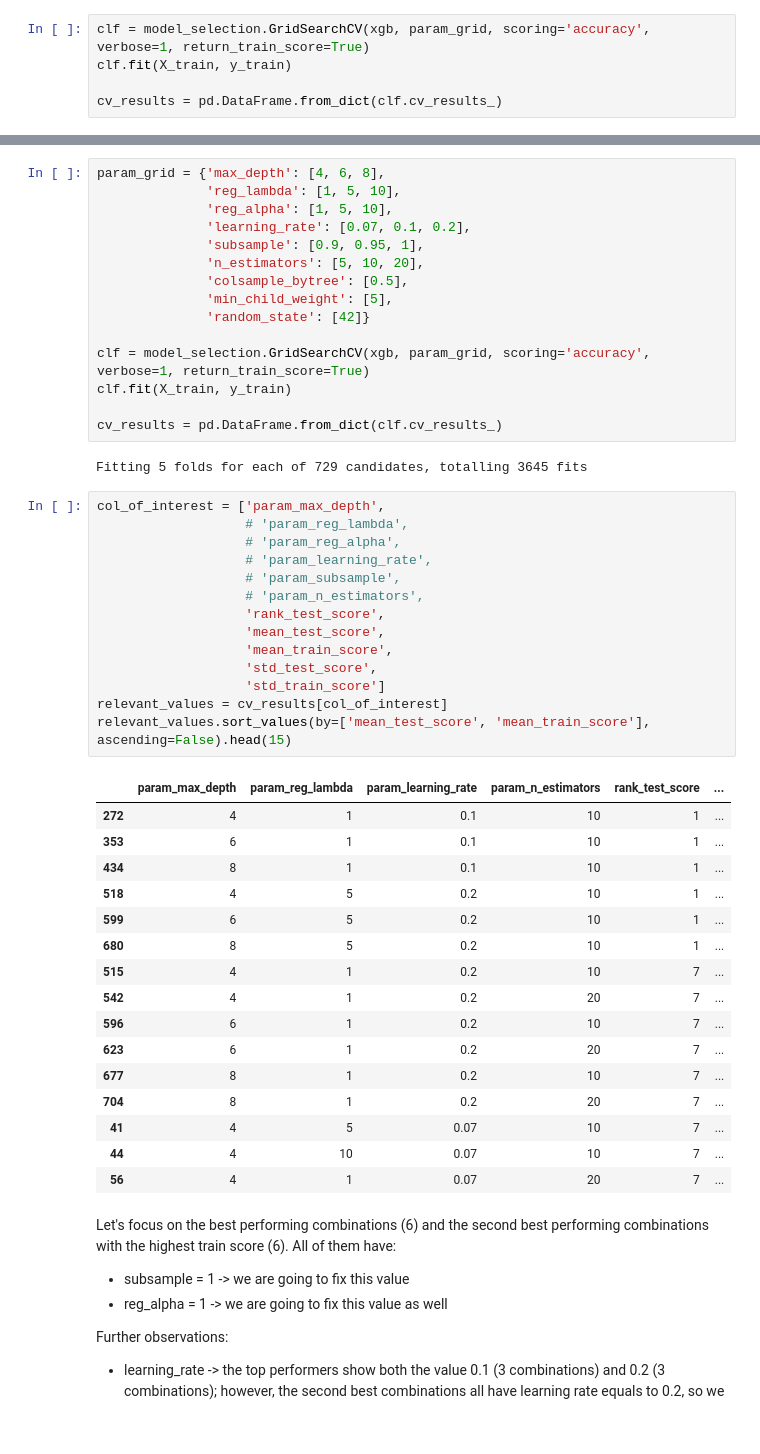
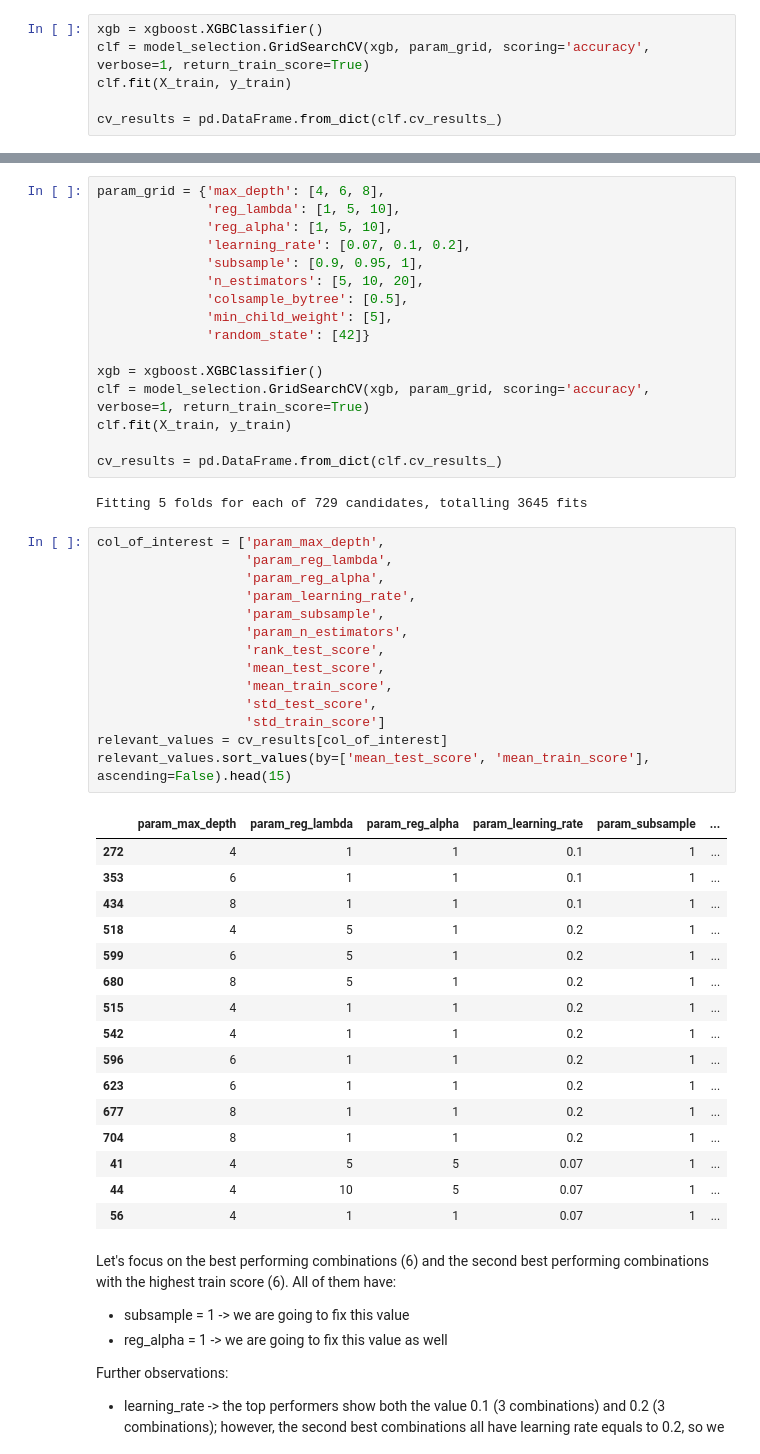
Before and after one commit to Ilvecho/Happy-Customers, a Jupyter notebook: Notebook_for_dev.ipynb, the cells around one changed output, grey strips where cells are left out. Cells and saved outputs as stored; diff of their text form.

```diff
--- a/Notebook_for_dev.ipynb
+++ b/Notebook_for_dev.ipynb
@@ -532,6 +532,7 @@ param_grid = {'max_depth': [4, 6, 8],               # default 6
               'learning_rate': [0.1, 0.2, 0.3],     # default 0.3
               'random_state': [42]}
 # %%
+xgb = xgboost.XGBClassifier()
 clf = model_selection.GridSearchCV(xgb, param_grid, scoring='accuracy', verbose=1, return_train_score=True)
 clf.fit(X_train, y_train)
 
@@ -580,6 +591,7 @@ param_grid = {'max_depth': [4, 6, 8],
               'min_child_weight': [5],
               'random_state': [42]}
 
+xgb = xgboost.XGBClassifier()
 clf = model_selection.GridSearchCV(xgb, param_grid, scoring='accuracy', verbose=1, return_train_score=True)
 clf.fit(X_train, y_train)
 
@@ -588,35 +600,35 @@ cv_results = pd.DataFrame.from_dict(clf.cv_results_)
 Fitting 5 folds for each of 729 candidates, totalling 3645 fits
 # %%
 col_of_interest = ['param_max_depth',
-                   # 'param_reg_lambda',
-                   # 'param_reg_alpha',
-                   # 'param_learning_rate',
-                   # 'param_subsample',
-                   # 'param_n_estimators',
+                   'param_reg_lambda',
+                   'param_reg_alpha',
+                   'param_learning_rate',
+                   'param_subsample',
+                   'param_n_estimators',
                    'rank_test_score',
                    'mean_test_score',
                    'mean_train_score',
                    'std_test_score',
                    'std_train_score']
 relevant_values = cv_results[col_of_interest]
 relevant_values.sort_values(by=['mean_test_score', 'mean_train_score'], ascending=False).head(15)
 # %% [output]
-|  | param_max_depth | param_reg_lambda | param_learning_rate | param_n_estimators | rank_test_score | ... |
-| 272 | 4 | 1 | 0.1 | 10 | 1 | ... |
-| 353 | 6 | 1 | 0.1 | 10 | 1 | ... |
-| 434 | 8 | 1 | 0.1 | 10 | 1 | ... |
-| 518 | 4 | 5 | 0.2 | 10 | 1 | ... |
-| 599 | 6 | 5 | 0.2 | 10 | 1 | ... |
-| 680 | 8 | 5 | 0.2 | 10 | 1 | ... |
-| 515 | 4 | 1 | 0.2 | 10 | 7 | ... |
-| 542 | 4 | 1 | 0.2 | 20 | 7 | ... |
-| 596 | 6 | 1 | 0.2 | 10 | 7 | ... |
-| 623 | 6 | 1 | 0.2 | 20 | 7 | ... |
-| 677 | 8 | 1 | 0.2 | 10 | 7 | ... |
-| 704 | 8 | 1 | 0.2 | 20 | 7 | ... |
-| 41 | 4 | 5 | 0.07 | 10 | 7 | ... |
-| 44 | 4 | 10 | 0.07 | 10 | 7 | ... |
-| 56 | 4 | 1 | 0.07 | 20 | 7 | ... |
+|  | param_max_depth | param_reg_lambda | param_reg_alpha | param_learning_rate | param_subsample | ... |
+| 272 | 4 | 1 | 1 | 0.1 | 1 | ... |
+| 353 | 6 | 1 | 1 | 0.1 | 1 | ... |
+| 434 | 8 | 1 | 1 | 0.1 | 1 | ... |
+| 518 | 4 | 5 | 1 | 0.2 | 1 | ... |
+| 599 | 6 | 5 | 1 | 0.2 | 1 | ... |
+| 680 | 8 | 5 | 1 | 0.2 | 1 | ... |
+| 515 | 4 | 1 | 1 | 0.2 | 1 | ... |
+| 542 | 4 | 1 | 1 | 0.2 | 1 | ... |
+| 596 | 6 | 1 | 1 | 0.2 | 1 | ... |
+| 623 | 6 | 1 | 1 | 0.2 | 1 | ... |
+| 677 | 8 | 1 | 1 | 0.2 | 1 | ... |
+| 704 | 8 | 1 | 1 | 0.2 | 1 | ... |
+| 41 | 4 | 5 | 5 | 0.07 | 1 | ... |
+| 44 | 4 | 10 | 5 | 0.07 | 1 | ... |
+| 56 | 4 | 1 | 1 | 0.07 | 1 | ... |
 # %% [markdown]
 Let's focus on the best performing combinations (6) and the second best performing combinations with the highest train score (6). All of them have:
 *   subsample = 1 -> we are going to fix this value
```
Also changed, not shown: parts of 15 cells of this notebook.
